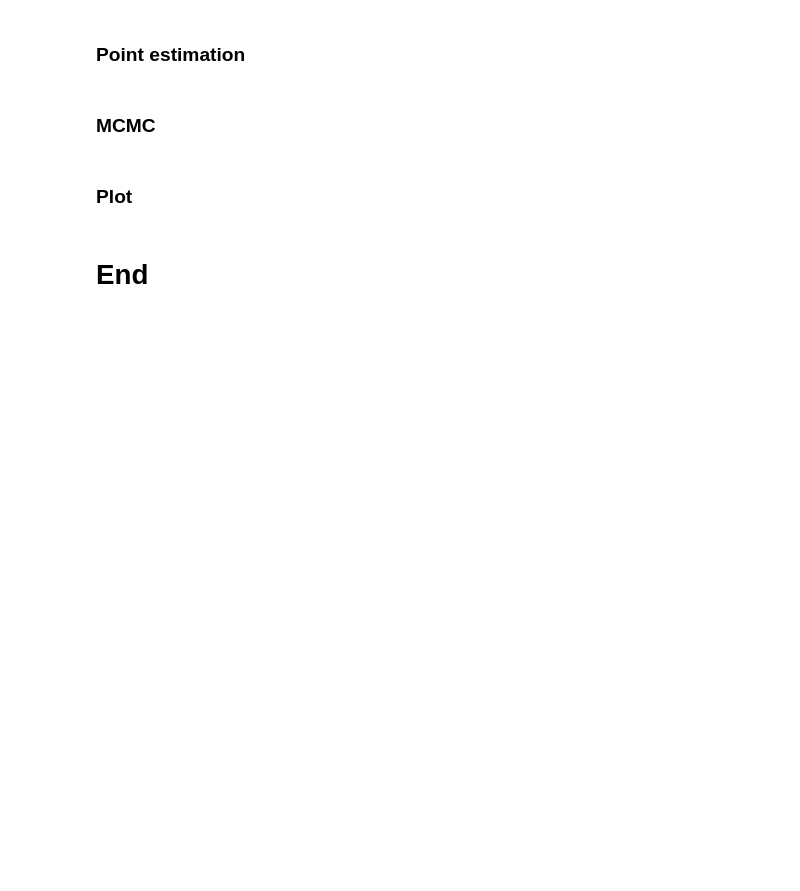
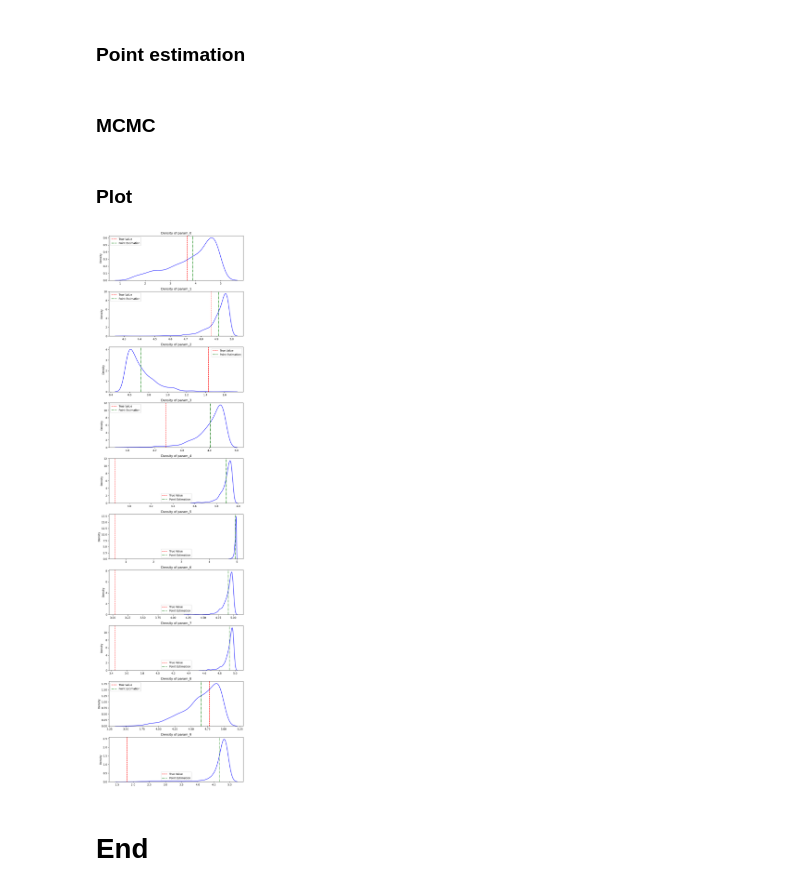
Before and after one commit to Aether-Ren/Multioutput_FixedG_GP, a Jupyter notebook: Docu.ipynb, the cells around one changed output. Saved outputs shown, nothing was run; the diff lists cells and outputs as text; code cells hidden in the pictures; blank space fills up the shorter version.

```diff
--- a/Docu.ipynb
+++ b/Docu.ipynb
@@ -370,3 +370,38 @@ estimated_params, func_loss = Estimation.multi_start_estimation(MultitaskGP_mode
 estimated_params
 # %% [markdown]
 ### MCMC
+# %%
+def run_mcmc_Uniform(Models, Likelihoods, row_idx, test_y, bounds, num_sampling=2000, warmup_step=1000, num_chains=1):
+    test_y = test_y.to(dtype=torch.float32)
+    bounds = [(torch.tensor(b[0], dtype=torch.float32), torch.tensor(b[1], dtype=torch.float32)) for b in bounds]
+    Models.eval()
+    Likelihoods.eval()
+
+    def model():
+
+        params = []
+        for i, (min_val, max_val) in enumerate(bounds):
+            param_i = pyro.sample(f'param_{i}', dist.Uniform(min_val, max_val))
+            params.append(param_i)
+
+        theta = torch.stack(params)
+
+
+        # gp_pred = Pre_function(Models, Likelihoods, theta.unsqueeze(0))
+        gp_pred = Likelihoods(Models(theta.unsqueeze(0)))
+
+        y_obs = test_y[row_idx, :]
+        pyro.sample('obs', gp_pred, obs=y_obs)
+
+    nuts_kernel = NUTS(model)
+    mcmc = MCMC(nuts_kernel, num_samples=num_sampling, warmup_steps=warmup_step, num_chains=num_chains)
+    mcmc.run()
+
+    return mcmc
+# %%
+params = []
+for i, (min_val, max_val) in enumerate(bounds):
+    param_i = pyro.sample(f'param_{i}', dist.Uniform(min_val, max_val))
+    params.append(param_i)
+
+theta = torch.stack(params)
@@ -373,7 +410,5 @@ estimated_params
 # %%
-mcmc_result_Uniform = Estimation.run_mcmc_Uniform(Prediction.preds_for_one_model, MultitaskGP_models, MultitaskGP_likelihoods, row_idx, test_y, bounds,
-                                                  PCA_func = pca_20,
-                                                  num_sampling = 400, warmup_step = 100)
+mcmc_result_Uniform = run_mcmc_Uniform(MultitaskGP_models, MultitaskGP_likelihoods, row_idx, test_y_21, bounds, num_sampling = 1000, warmup_step = 500)
 # %%
 mcmc_result_Normal = Estimation.run_mcmc_Normal(Prediction.preds_for_one_model, MultitaskGP_models, MultitaskGP_likelihoods, row_idx, test_y, local_train_x,
                                                  PCA_func = pca_20,
@@ -396,30 +431,33 @@ for idx, param_name in enumerate(param_names):
 ### Plot
 # %%
 # posterior_samples_Normal = mcmc_result_Uniform.get_samples()
+posterior_samples_Uniform = mcmc_result_Uniform.get_samples()
 
 true_values = test_x[row_idx,:]
 
-point_estimations = posterior_means_array_tmp
+point_estimations = posterior_means_array
 
 fig, axes = plt.subplots(len(posterior_samples_Uniform), 1, figsize=(8, len(posterior_samples_Uniform) * 3))
 
 for i, (param_name, samples) in enumerate(posterior_samples_Uniform.items()):
     if len(posterior_samples_Uniform) > 1:
         ax = axes[i]
     else:
         ax = axes
     sns.kdeplot(samples.detach().numpy(), ax=ax, color='blue')
     ax.set_title(f'Density of {param_name}')
 
     # 标记 true_values 和 point_estimations
     if true_values is not None and i < len(true_values):
         ax.axvline(true_values[i], color='red', linestyle='--', label='True Value')
     if point_estimations is not None and i < len(point_estimations):
         ax.axvline(point_estimations[i], color='green', linestyle='-.', label='Point Estimation')
     ax.legend()
 
 plt.tight_layout()
 plt.show()
+# %% [output]
+[figure, added]
 # %% [markdown]
 # **End**
 # %%
```
Also changed, not shown: parts of 1 cell of this notebook, 3 other files.
